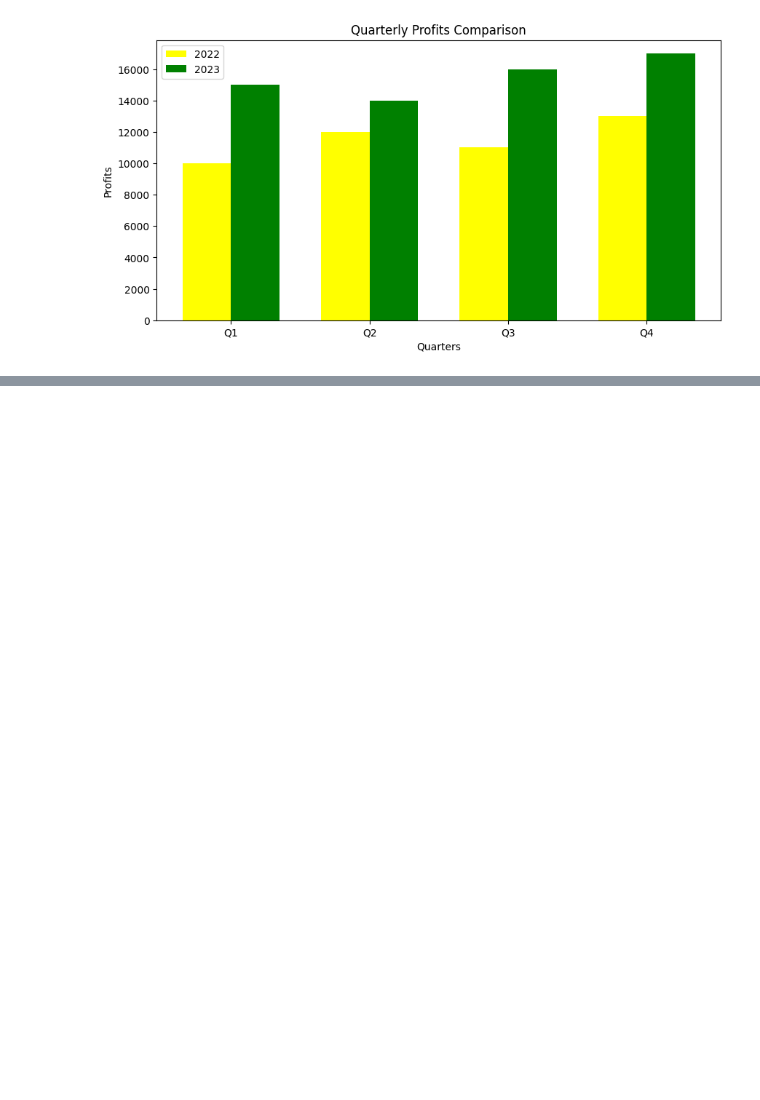
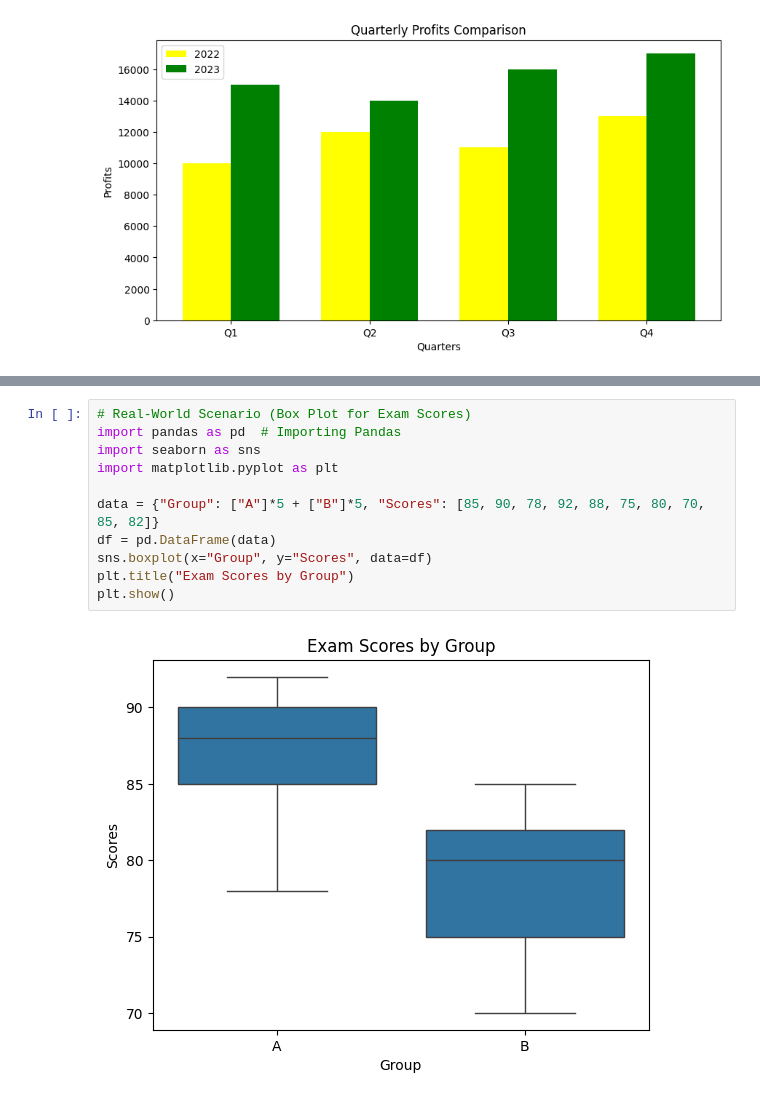
Before and after one commit to hnadigwe/Data-Analytics, a Jupyter notebook: Dataviz_Practice_with_Jupyter.ipynb, the cells around one changed output, grey strips where cells are left out. Drawn from its saved outputs; the diff is of its cells as text; blank space fills up the shorter version.

```diff
--- a/Dataviz_Practice_with_Jupyter.ipynb
+++ b/Dataviz_Practice_with_Jupyter.ipynb
@@ -140,0 +165,13 @@ plt.show()
+# %%
+# Real-World Scenario (Box Plot for Exam Scores)
+import pandas as pd  # Importing Pandas
+import seaborn as sns
+import matplotlib.pyplot as plt
+
+data = {"Group": ["A"]*5 + ["B"]*5, "Scores": [85, 90, 78, 92, 88, 75, 80, 70, 85, 82]}
+df = pd.DataFrame(data)
+sns.boxplot(x="Group", y="Scores", data=df)
+plt.title("Exam Scores by Group")
+plt.show()
+# %% [output]
+[figure, added]
```
Also changed, not shown: parts of 3 cells of this notebook.
